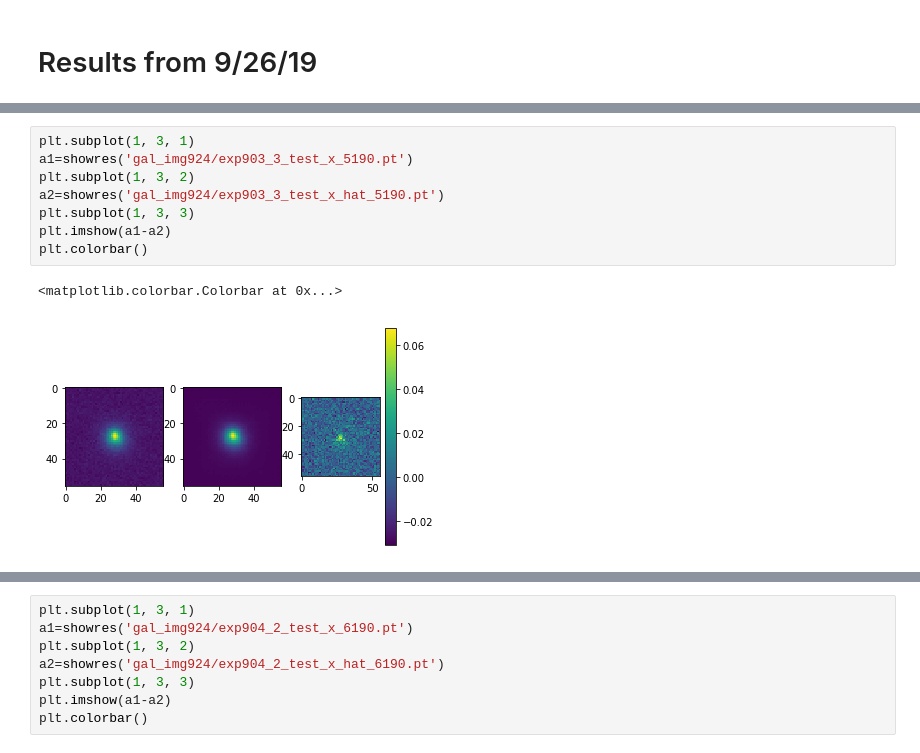
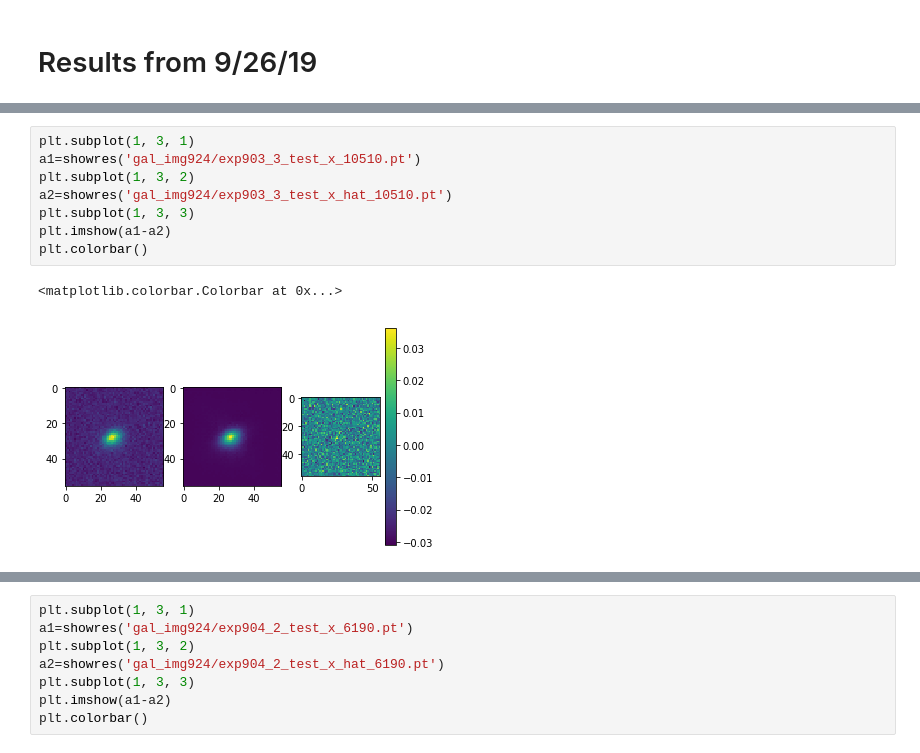
Before and after one commit to JunYinDM/GalaxyGenerativeModel, a Jupyter notebook: Res_925.ipynb, the cells around one changed output, grey strips where cells are left out. Saved outputs shown, nothing was run; the diff lists cells and outputs as text.

```diff
--- a/Res_925.ipynb
+++ b/Res_925.ipynb
@@ -327,11 +337,11 @@ Therefore, latent Z has 257 non-zero parameters.
 # %%
 plt.subplot(1, 3, 1)
-a1=showres('gal_img924/exp903_3_test_x_5190.pt')
+a1=showres('gal_img924/exp903_3_test_x_10510.pt')
 plt.subplot(1, 3, 2)
-a2=showres('gal_img924/exp903_3_test_x_hat_5190.pt')
+a2=showres('gal_img924/exp903_3_test_x_hat_10510.pt')
 plt.subplot(1, 3, 3)
 plt.imshow(a1-a2)
 plt.colorbar()
 # %% [output]
 <matplotlib.colorbar.Colorbar at 0x...>
-[figure, old version]
+[figure, new version]
```
Also changed, not shown: parts of 17 cells of this notebook.
